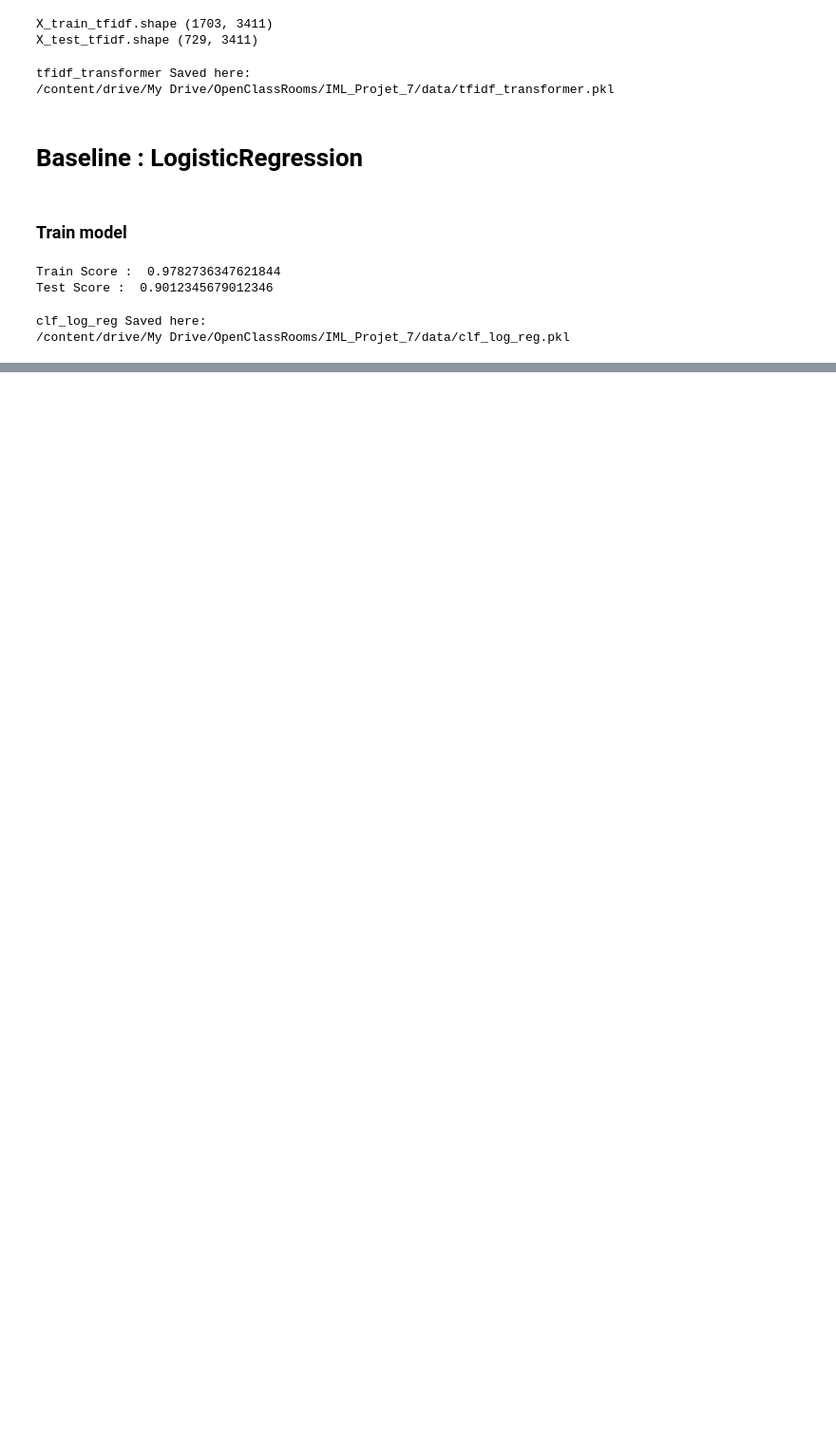
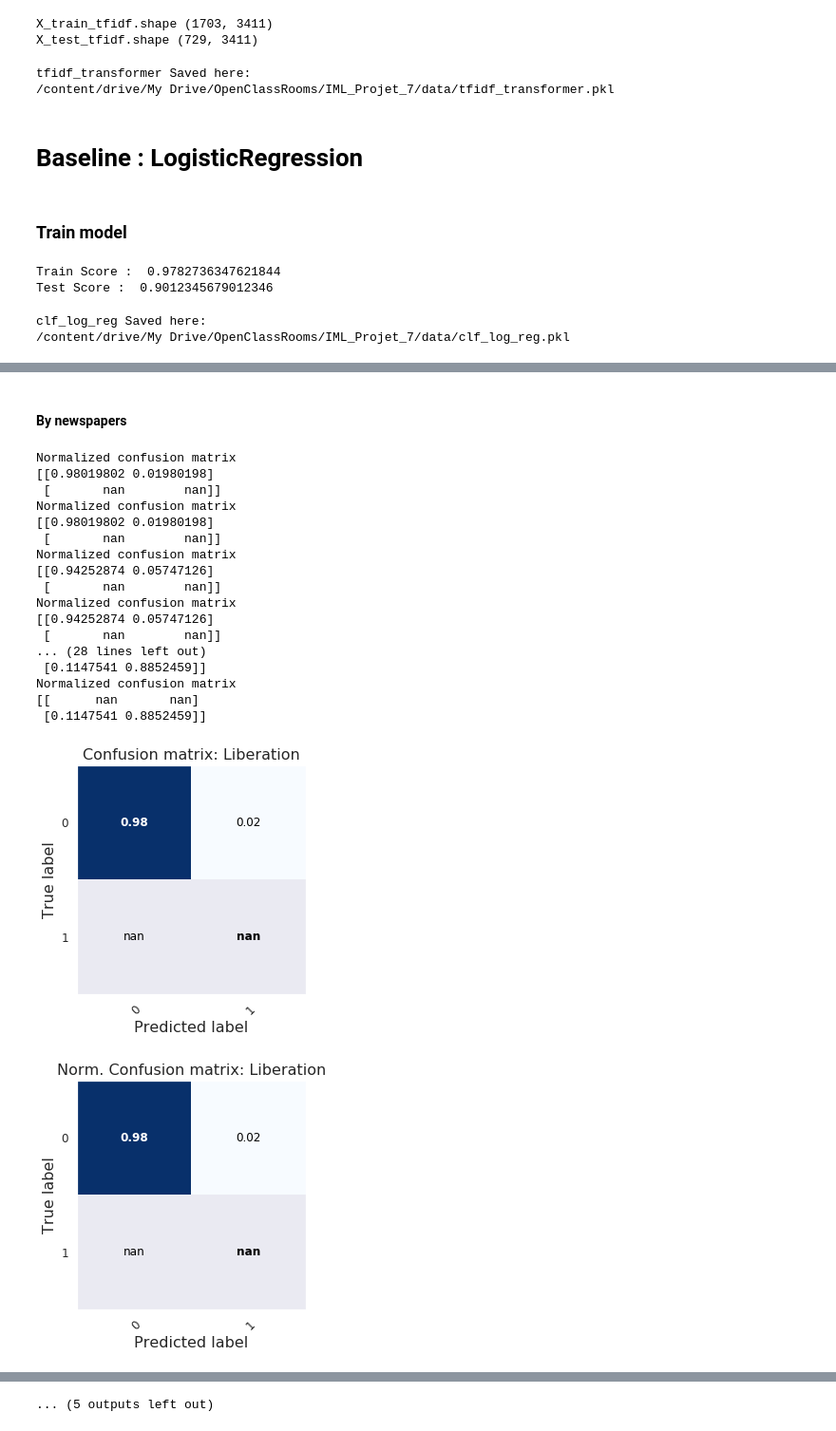
Before and after one commit to jeugregg/FakeNewsDetectionFr, a Jupyter notebook: 04_Train_evaluate_baseline.ipynb, the cells around one changed output, grey strips where cells are left out. Shown at 95% size. Cells and saved outputs as stored; diff of their text form; code cells hidden in the pictures; blank space fills up the shorter version.

```diff
--- a/04_Train_evaluate_baseline.ipynb
+++ b/04_Train_evaluate_baseline.ipynb
@@ -380,0 +580,39 @@ clf_log_reg Saved here:
+# %% [markdown]
+#### By newspapers
+# %%
+# Plot  confusion matrix
+
+list_ax =[]
+for I, newspaper_curr in enumerate(df_news["source"].unique()):
+  indices = (df_news["train"] == False) & (df_news["source"] == newspaper_curr)
+
+  list_ax.append(plot_confusion_matrix(df_news[indices]["fake"],
+                           df_news[indices]["fake_pred_logreg"],
+                           classes=np.array([0,1]), normalize=True,
+                           title='Confusion matrix: '+  newspaper_curr, size=5))
+
+  list_ax.append(plot_confusion_matrix(df_news[indices]["fake"],
+                           df_news[indices]["fake_pred_logreg"],
+                           classes=np.array([0,1]), normalize=True,
+                           title='Norm. Confusion matrix: ' +  newspaper_curr,
+                           size=5))
+# %% [output]
+Normalized confusion matrix
+[[0.98019802 0.01980198]
+ [       nan        nan]]
+Normalized confusion matrix
+[[0.98019802 0.01980198]
+ [       nan        nan]]
+Normalized confusion matrix
+[[0.94252874 0.05747126]
+ [       nan        nan]]
+Normalized confusion matrix
+[[0.94252874 0.05747126]
+ [       nan        nan]]
+... (28 lines left out)
+ [0.1147541 0.8852459]]
+Normalized confusion matrix
+[[      nan       nan]
+ [0.1147541 0.8852459]]
+[figure, added]
+[figure, added]
@@ -380,0 +628 @@ clf_log_reg Saved here:
+... (5 outputs left out)
```
Also changed, not shown: parts of 45 cells of this notebook, 1 other file.
